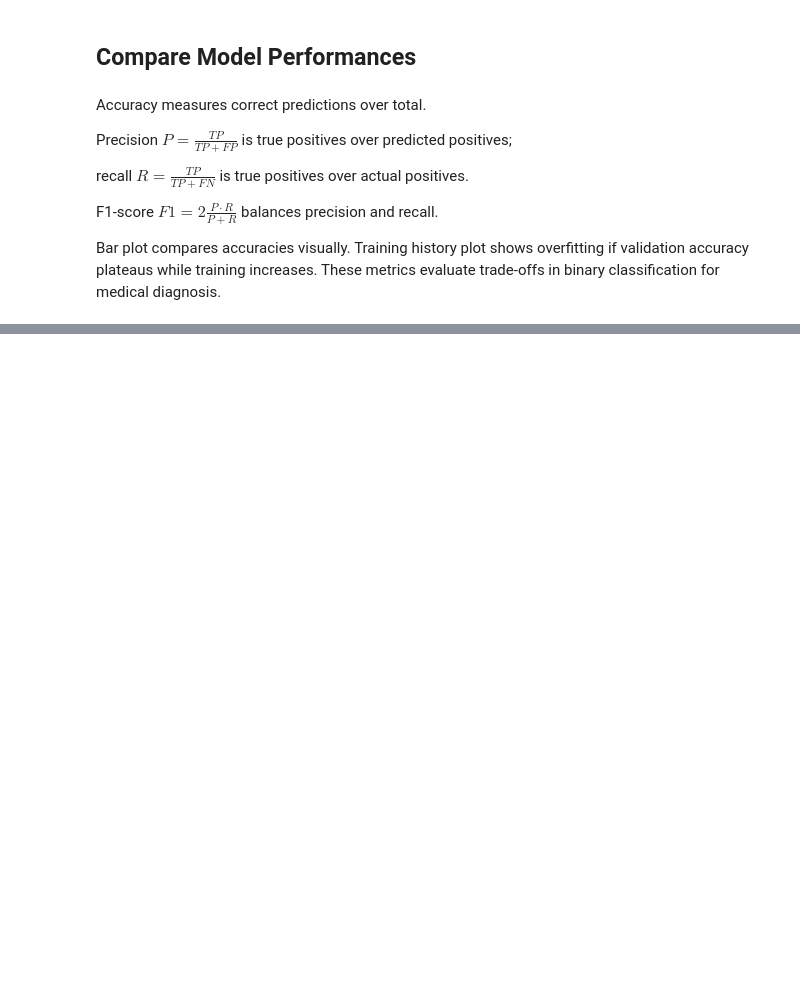
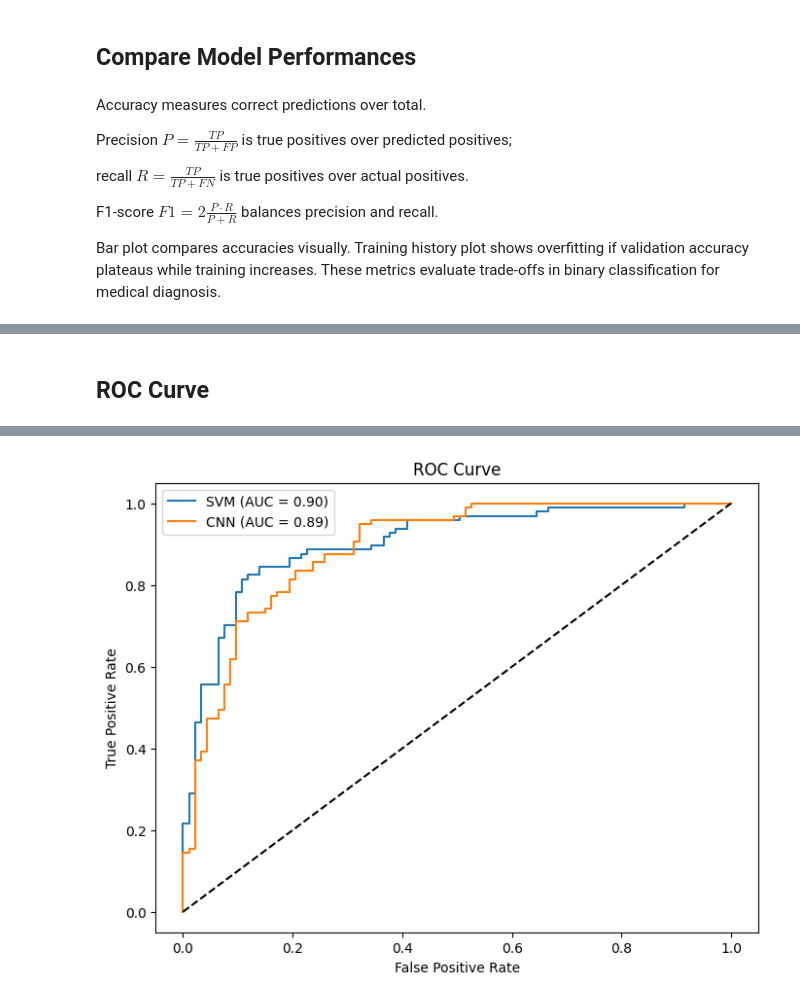
Before and after one commit to pgbhz/diagnose, a Jupyter notebook: oral_cancer_detection.ipynb, the cells around one changed output, grey strips where cells are left out. Drawn from its saved outputs; the diff is of its cells as text; code cells hidden in the pictures; blank space fills up the shorter version.

```diff
--- a/oral_cancer_detection.ipynb
+++ b/oral_cancer_detection.ipynb
@@ -211,0 +372,26 @@ plt.show()
+# %% [markdown]
+## ROC Curve
+# %%
+from sklearn.metrics import roc_curve, auc
+
+# SVM ROC
+svm_scores = svm_model.decision_function(X_test_flat)
+fpr_svm, tpr_svm, _ = roc_curve(y_test, svm_scores)
+auc_svm = auc(fpr_svm, tpr_svm)
+
+# CNN ROC
+cnn_probs = cnn_model.predict(X_test_cnn).flatten()
+fpr_cnn, tpr_cnn, _ = roc_curve(y_test, cnn_probs)
+auc_cnn = auc(fpr_cnn, tpr_cnn)
+
+plt.figure(figsize=(8, 6))
+plt.plot(fpr_svm, tpr_svm, label=f'SVM (AUC = {auc_svm:.2f})')
+plt.plot(fpr_cnn, tpr_cnn, label=f'CNN (AUC = {auc_cnn:.2f})')
+plt.plot([0, 1], [0, 1], 'k--')
+plt.xlabel('False Positive Rate')
+plt.ylabel('True Positive Rate')
+plt.title('ROC Curve')
+plt.legend()
+plt.savefig('plots/roc_curve.png')
+plt.show()
+# %% [output]
@@ -211,0 +399 @@ plt.show()
+[figure, added]
```
Also changed, not shown: parts of 20 cells of this notebook, 12 other files.
